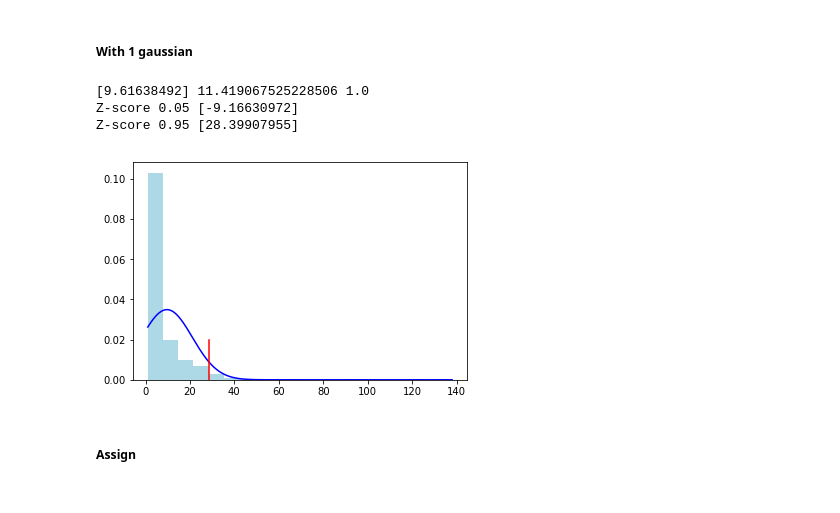
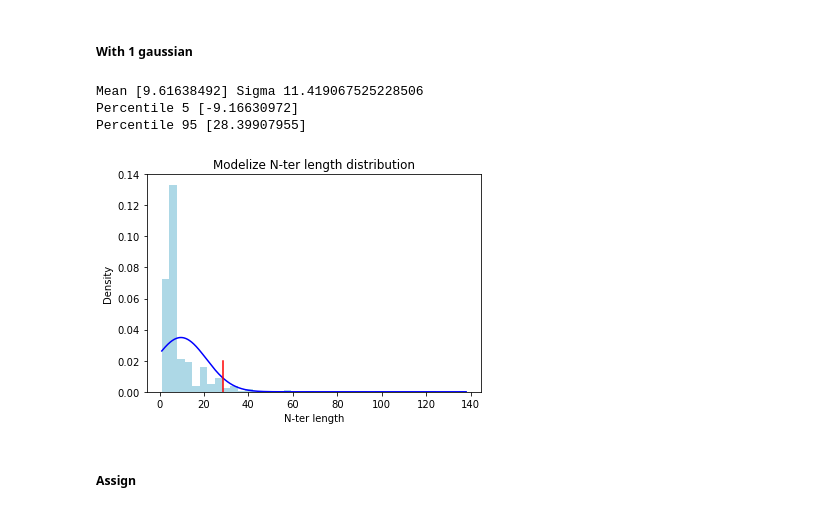
Before and after one commit to MMSB-MOBI/NOX_analysis, a Jupyter notebook: notebook/Topology_annotation.ipynb, the cells around one changed output. Drawn from its saved outputs; the diff is of its cells as text; code cells hidden in the pictures.

```diff
--- a/notebook/Topology_annotation.ipynb
+++ b/notebook/Topology_annotation.ipynb
@@ -490,27 +556,30 @@ sns.distplot(Nter_length)
 # %%
 Nter_length_format=np.array(Nter_length).reshape(-1,1)
 gaussian_model1=mixture.GaussianMixture(n_components=1)
 gaussian_model1.fit(Nter_length_format)
 mean1=gaussian_model1.means_[0]
 sigma1=math.sqrt(gaussian_model1.covariances_[0])
 weight1=gaussian_model1.weights_[0]
-print(mean1,sigma1,weight1)
+print("Mean", mean1, "Sigma", sigma1)
 
 x=np.linspace(min(Nter_length),max(Nter_length),1000)
 plt.clf()
 plt.plot(x,weight1*stats.norm.pdf(x,mean1,sigma1),color="blue")
-plt.hist(Nter_length_format,density=True,color="lightblue",bins=20)
+plt.hist(Nter_length_format,color="lightblue",bins=40, density = True)
 zscore05=stats.norm.ppf(0.05,mean1,sigma1)
 zscore95=stats.norm.ppf(0.95,mean1,sigma1)
-print("Z-score 0.05",zscore05)
-print("Z-score 0.95",zscore95)
+print("Percentile 5",zscore05)
+print("Percentile 95",zscore95)
 plt.plot((zscore95,zscore95),(0,0.02),color="red")
-plt.show()
+plt.xlabel("N-ter length")
+plt.ylabel("Density")
+plt.title("Modelize N-ter length distribution")
+plt.savefig("/Users/chilpert/Results/NOX_visu_clean/topology_groups/Nter_length.pdf")
 # %% [output]
-[9.61638492] 11.419067525228506 1.0
-Z-score 0.05 [-9.16630972]
-Z-score 0.95 [28.39907955]
+Mean [9.61638492] Sigma 11.419067525228506
+Percentile 5 [-9.16630972]
+Percentile 95 [28.39907955]
-[figure, old version]
+[figure, new version]
 # %% [markdown]
 ##### Assign
 # %%
```
Also changed, not shown: parts of 16 cells of this notebook.
